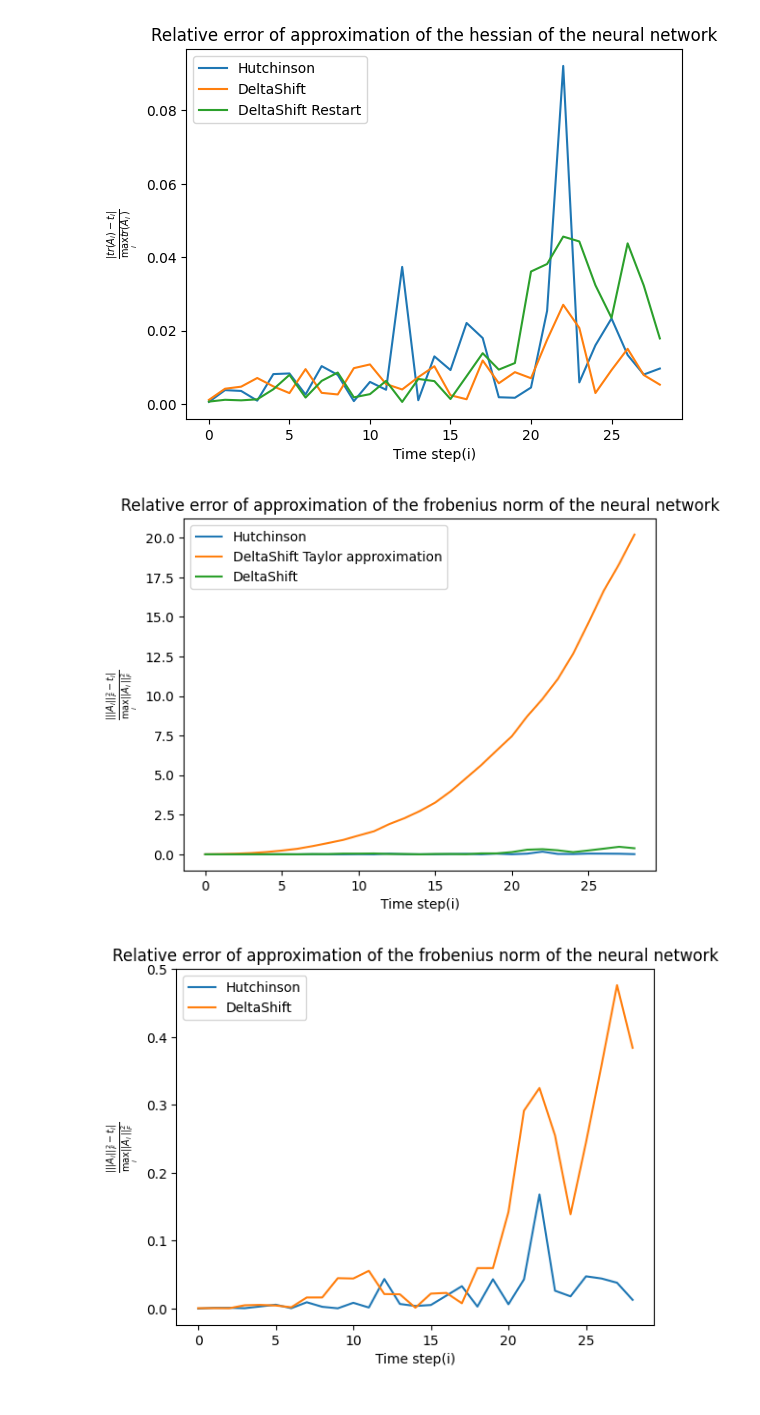
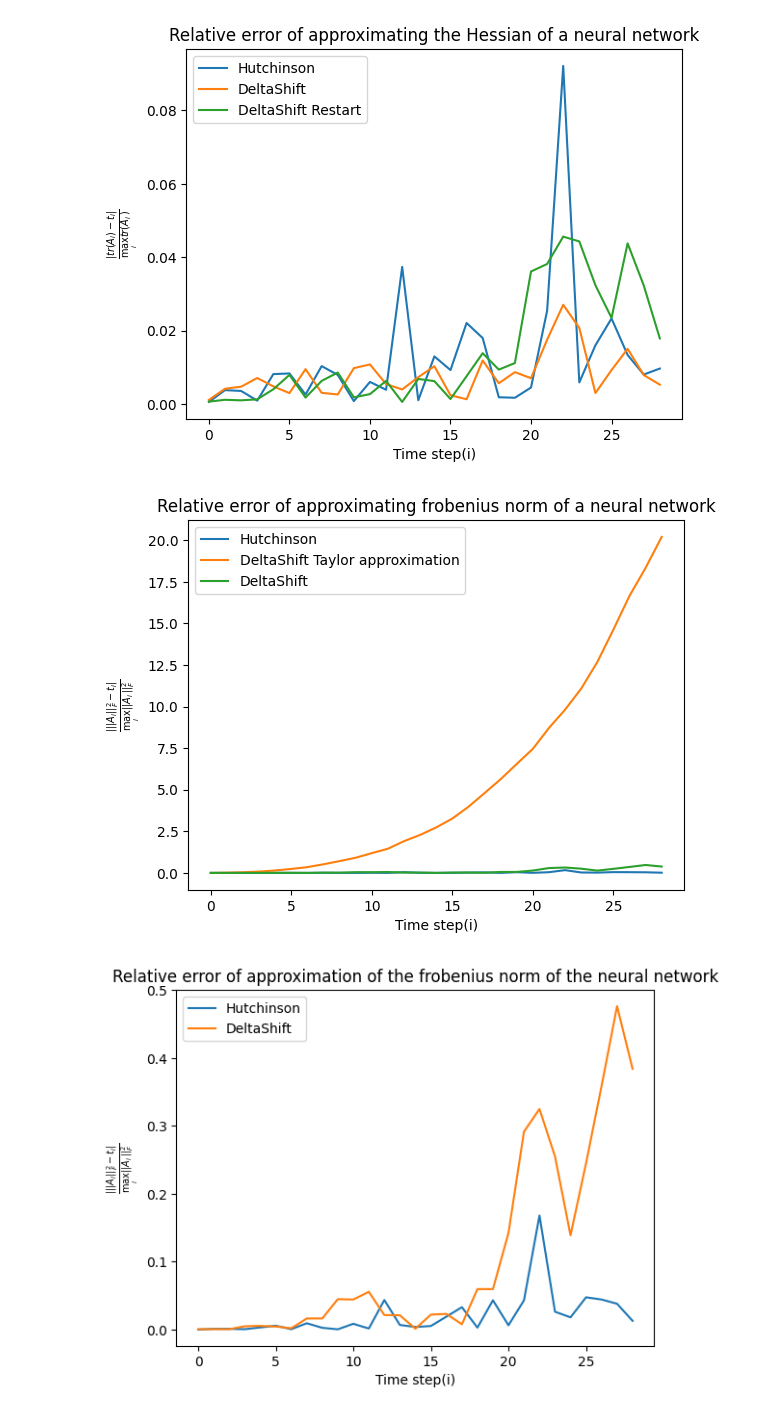
Before and after one commit to fallnlove/dynamic-trace-estimation, a Jupyter notebook: nn_test.ipynb, the cells around one changed output. Cells and saved outputs as stored; diff of their text form; code cells hidden in the pictures.

```diff
--- a/nn_test.ipynb
+++ b/nn_test.ipynb
@@ -34,26 +34,26 @@ plt.plot(x,  np.abs(np.array(correct_trace) - np.array(delta_shift_r)) / max(cor
 plt.legend()
 plt.xlabel("Time step(i)")
 plt.ylabel("$\\frac{|tr(A_i) - t_i|}{\max_i tr(A_i)}$")
-plt.title("Relative error of approximation of the hessian of the neural network")
+plt.title("Relative error of approximating the Hessian of a neural network")
 
 plt.show()
 # %% [output]
-[figure, old version]
+[figure, new version]
 # %%
 x = np.arange(len(hutchinson))
 
 plt.plot(x, np.abs(np.array(correct_norm) - np.array(hutchinson_norm)) / max(correct_norm), label="Hutchinson")
 plt.plot(x, np.abs(np.array(correct_norm) - np.array(bad_norm)) / max(correct_norm), label="DeltaShift Taylor approximation")
 plt.plot(x,  np.abs(np.array(correct_norm) - np.array(delta_shift_norm)) / max(correct_norm), label="DeltaShift")
 
 plt.legend()
 plt.xlabel("Time step(i)")
 plt.ylabel("$\\frac{| ||A_i||_F^2 - t_i |}{\max_i ||A_i||_F^2}$")
-plt.title("Relative error of approximation of the frobenius norm of the neural network")
+plt.title("Relative error of approximating frobenius norm of a neural network")
 
 plt.show()
 # %% [output]
-[figure, old version]
+[figure, new version]
 # %%
 n = len(correct_norm)
 x = np.arange(n)
```
Also changed, not shown: parts of 1 cell of this notebook.
